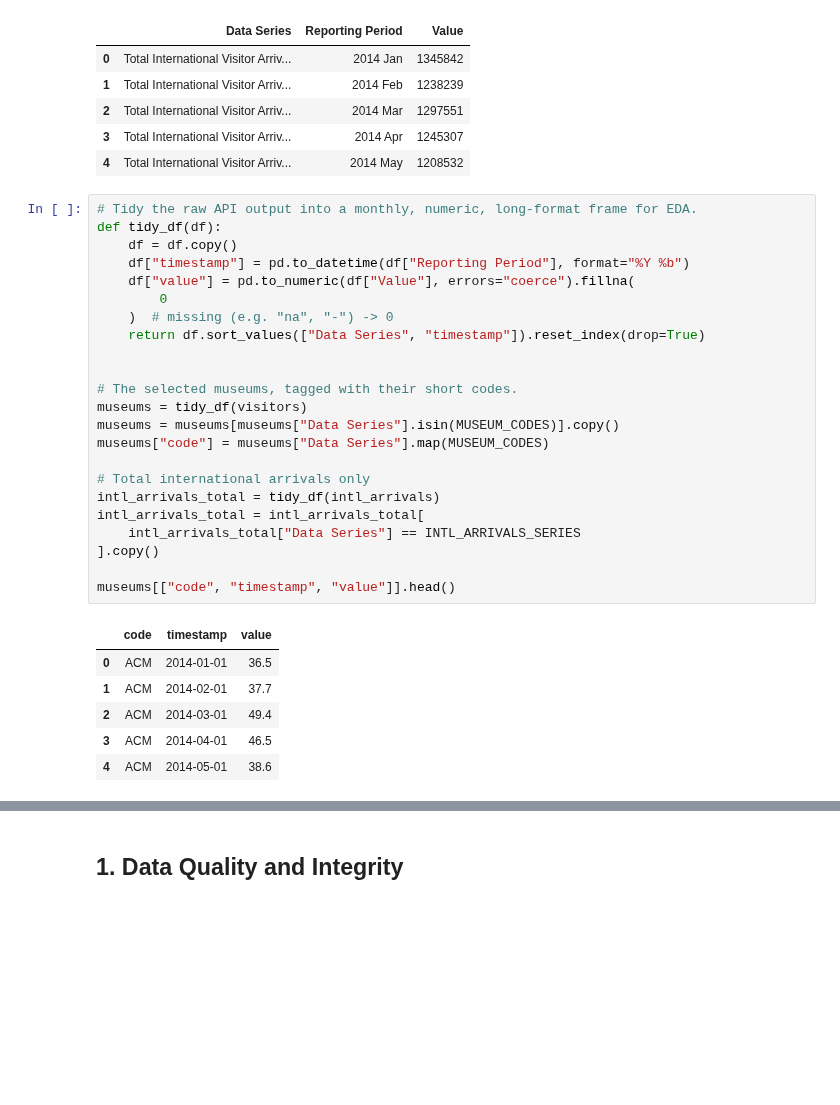
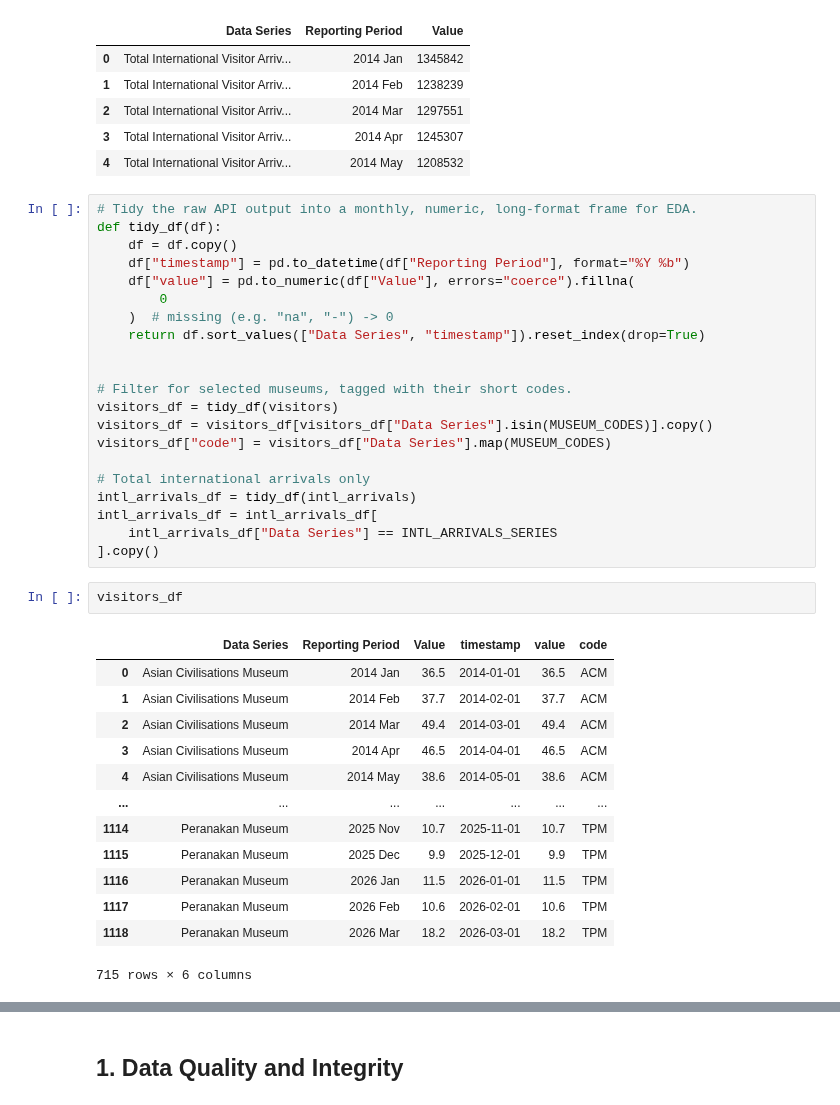
Before and after one commit to calvin4370/nhb-museum-visitorship-forecasting, a Jupyter notebook: notebooks/01_eda.ipynb, the cells around one changed output, grey strips where cells are left out. Drawn from its saved outputs; the diff is of its cells as text; blank space fills up the shorter version.

```diff
--- a/notebooks/01_eda.ipynb
+++ b/notebooks/01_eda.ipynb
@@ -69,22 +70,29 @@ def tidy_df(df):
     return df.sort_values(["Data Series", "timestamp"]).reset_index(drop=True)
 
 
-# The selected museums, tagged with their short codes.
-museums = tidy_df(visitors)
-museums = museums[museums["Data Series"].isin(MUSEUM_CODES)].copy()
-museums["code"] = museums["Data Series"].map(MUSEUM_CODES)
+# Filter for selected museums, tagged with their short codes.
+visitors_df = tidy_df(visitors)
+visitors_df = visitors_df[visitors_df["Data Series"].isin(MUSEUM_CODES)].copy()
+visitors_df["code"] = visitors_df["Data Series"].map(MUSEUM_CODES)
 
 # Total international arrivals only
-intl_arrivals_total = tidy_df(intl_arrivals)
-intl_arrivals_total = intl_arrivals_total[
-    intl_arrivals_total["Data Series"] == INTL_ARRIVALS_SERIES
+intl_arrivals_df = tidy_df(intl_arrivals)
+intl_arrivals_df = intl_arrivals_df[
+    intl_arrivals_df["Data Series"] == INTL_ARRIVALS_SERIES
 ].copy()
-
-museums[["code", "timestamp", "value"]].head()
-# %% [output]
-|  | code | timestamp | value |
-| 0 | ACM | 2014-01-01 | 36.5 |
-| 1 | ACM | 2014-02-01 | 37.7 |
-| 2 | ACM | 2014-03-01 | 49.4 |
-| 3 | ACM | 2014-04-01 | 46.5 |
-| 4 | ACM | 2014-05-01 | 38.6 |
+# %%
+visitors_df
+# %% [output]
+|  | Data Series | Reporting Period | Value | timestamp | value | code |
+| 0 | Asian Civilisations Museum | 2014 Jan | 36.5 | 2014-01-01 | 36.5 | ACM |
+| 1 | Asian Civilisations Museum | 2014 Feb | 37.7 | 2014-02-01 | 37.7 | ACM |
+| 2 | Asian Civilisations Museum | 2014 Mar | 49.4 | 2014-03-01 | 49.4 | ACM |
+| 3 | Asian Civilisations Museum | 2014 Apr | 46.5 | 2014-04-01 | 46.5 | ACM |
+| 4 | Asian Civilisations Museum | 2014 May | 38.6 | 2014-05-01 | 38.6 | ACM |
+| ... | ... | ... | ... | ... | ... | ... |
+| 1114 | Peranakan Museum | 2025 Nov | 10.7 | 2025-11-01 | 10.7 | TPM |
+| 1115 | Peranakan Museum | 2025 Dec | 9.9 | 2025-12-01 | 9.9 | TPM |
+| 1116 | Peranakan Museum | 2026 Jan | 11.5 | 2026-01-01 | 11.5 | TPM |
+| 1117 | Peranakan Museum | 2026 Feb | 10.6 | 2026-02-01 | 10.6 | TPM |
+| 1118 | Peranakan Museum | 2026 Mar | 18.2 | 2026-03-01 | 18.2 | TPM |
+715 rows × 6 columns
```
Also changed, not shown: parts of 20 cells of this notebook.
